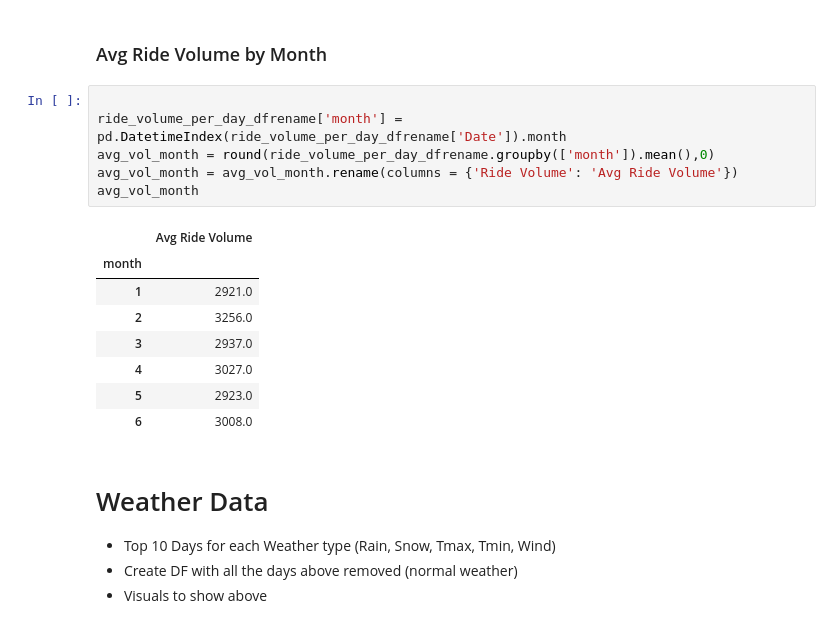
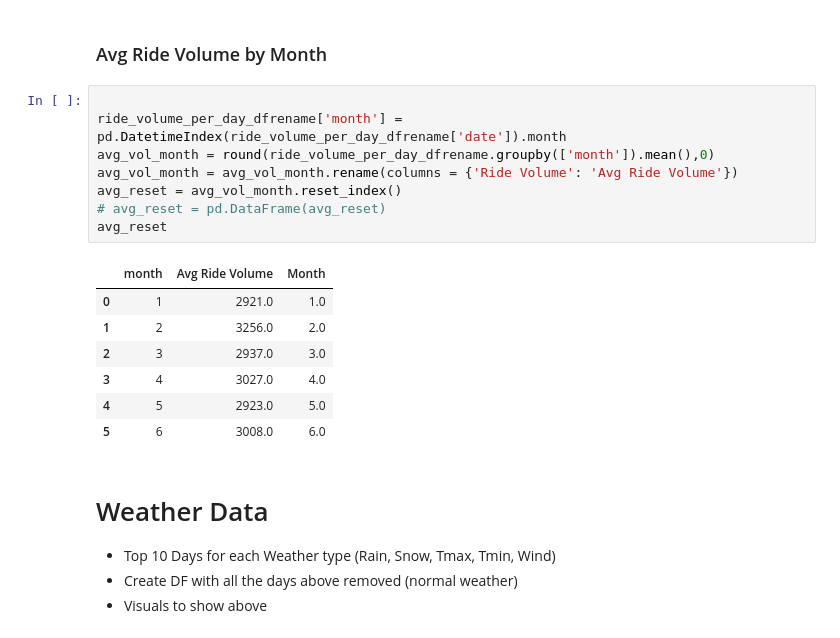
Before and after one commit to zachherington/project1-repo, a Jupyter notebook: src/rideshare_vs_weather_REMOTE_1158 (KEEP).ipynb, the cells around one changed output. Drawn from its saved outputs; the diff is of its cells as text.

```diff
--- a/src/rideshare_vs_weather_REMOTE_1158 (KEEP).ipynb
+++ b/src/rideshare_vs_weather_REMOTE_1158 (KEEP).ipynb
@@ -163,19 +163,20 @@ Text(0, 0.5, 'Neighbhorhood')
 ### Avg Ride Volume by Month
 # %%
 
-ride_volume_per_day_dfrename['month'] = pd.DatetimeIndex(ride_volume_per_day_dfrename['Date']).month
+ride_volume_per_day_dfrename['month'] = pd.DatetimeIndex(ride_volume_per_day_dfrename['date']).month
 avg_vol_month = round(ride_volume_per_day_dfrename.groupby(['month']).mean(),0)
 avg_vol_month = avg_vol_month.rename(columns = {'Ride Volume': 'Avg Ride Volume'})
-avg_vol_month
+avg_reset = avg_vol_month.reset_index()
+# avg_reset = pd.DataFrame(avg_reset)
+avg_reset
 # %% [output]
-|  | Avg Ride Volume |
-| month |  |
-| 1 | 2921.0 |
-| 2 | 3256.0 |
-| 3 | 2937.0 |
-| 4 | 3027.0 |
-| 5 | 2923.0 |
-| 6 | 3008.0 |
+|  | month | Avg Ride Volume | Month |
+| 0 | 1 | 2921.0 | 1.0 |
+| 1 | 2 | 3256.0 | 2.0 |
+| 2 | 3 | 2937.0 | 3.0 |
+| 3 | 4 | 3027.0 | 4.0 |
+| 4 | 5 | 2923.0 | 5.0 |
+| 5 | 6 | 3008.0 | 6.0 |
 # %% [markdown]
 # Weather Data
 * Top 10 Days for each Weather type (Rain, Snow, Tmax, Tmin, Wind)
```
Also changed, not shown: parts of 6 cells of this notebook, 2 other files.
